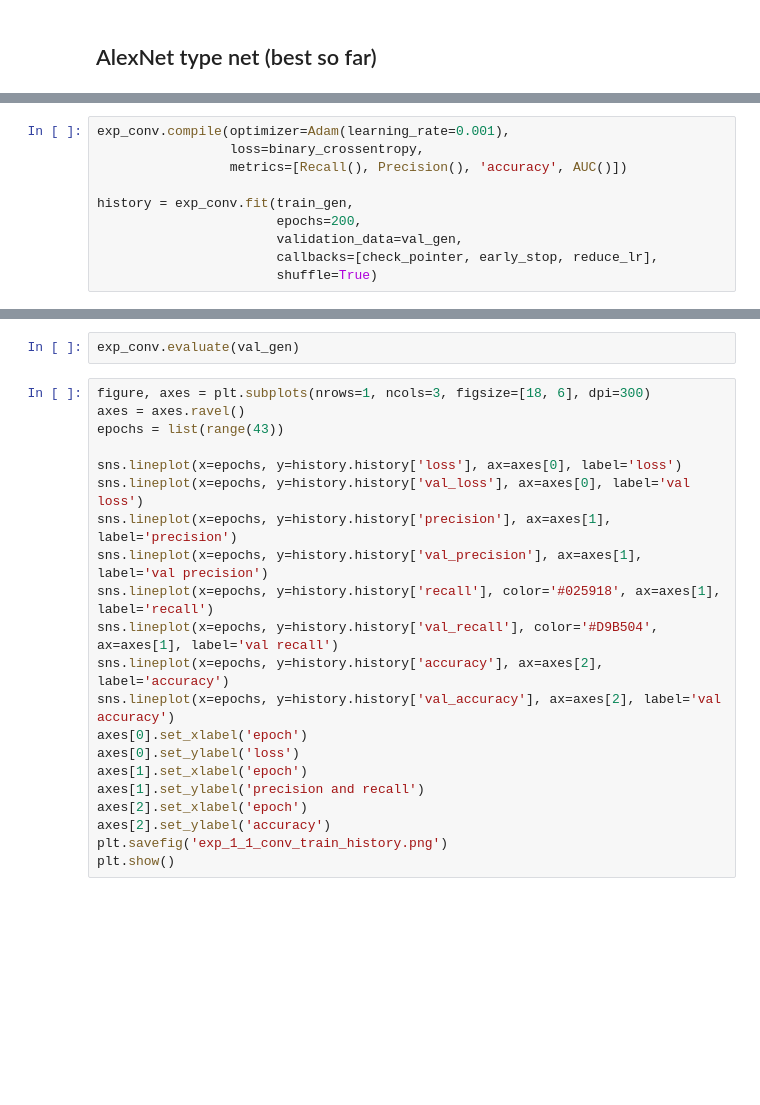
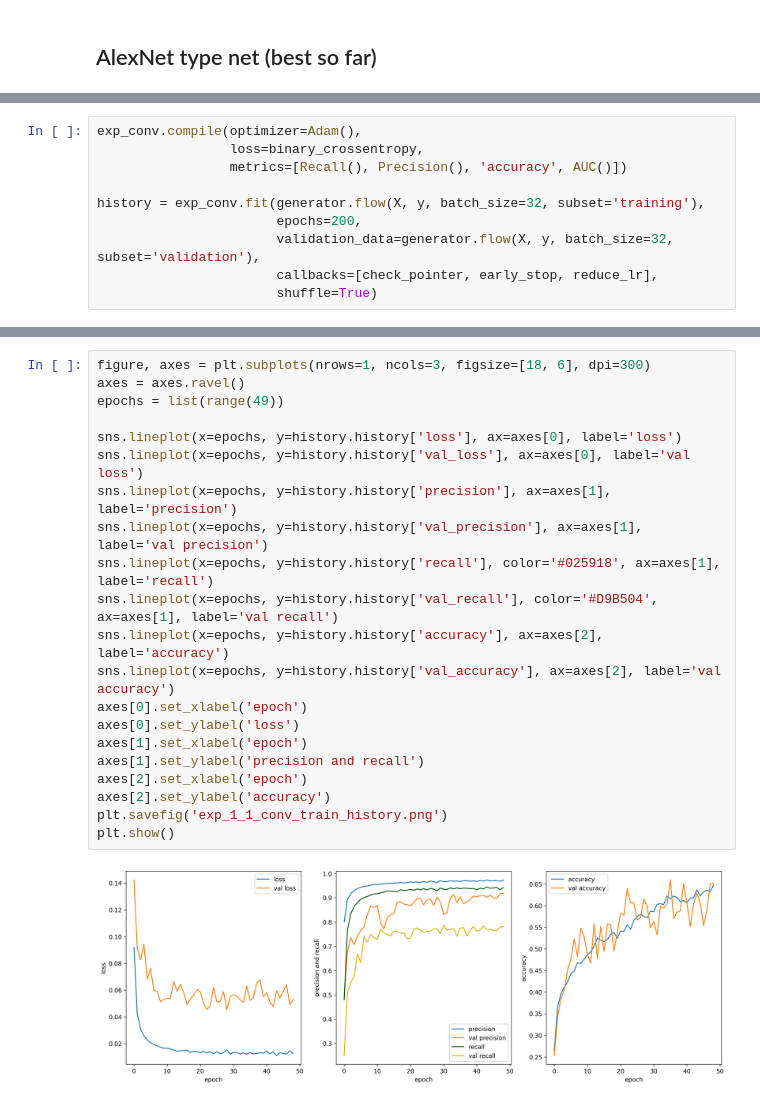
Before and after one commit to ashen007/Identify-Diseases-in-Crops-leaf, a Jupyter notebook: models/exp conv_3.ipynb, the cells around one changed output, grey strips where cells are left out. Cells and saved outputs as stored; diff of their text form; blank space fills up the shorter version.

```diff
--- a/models/exp conv_3.ipynb
+++ b/models/exp conv_3.ipynb
@@ -161,11 +155,11 @@ plot_model(exp_conv,
 # %%
-exp_conv.compile(optimizer=Adam(learning_rate=0.001),
+exp_conv.compile(optimizer=Adam(),
                  loss=binary_crossentropy,
                  metrics=[Recall(), Precision(), 'accuracy', AUC()])
 
-history = exp_conv.fit(train_gen,
+history = exp_conv.fit(generator.flow(X, y, batch_size=32, subset='training'),
                        epochs=200,
-                       validation_data=val_gen,
+                       validation_data=generator.flow(X, y, batch_size=32, subset='validation'),
                        callbacks=[check_pointer, early_stop, reduce_lr],
                        shuffle=True)
 # %% [output]
@@ -189,23 +183,23 @@ Epoch 29/200
-# %%
-exp_conv.evaluate(val_gen)
 # %%
 figure, axes = plt.subplots(nrows=1, ncols=3, figsize=[18, 6], dpi=300)
 axes = axes.ravel()
-epochs = list(range(43))
+epochs = list(range(49))
 
 sns.lineplot(x=epochs, y=history.history['loss'], ax=axes[0], label='loss')
 sns.lineplot(x=epochs, y=history.history['val_loss'], ax=axes[0], label='val loss')
 sns.lineplot(x=epochs, y=history.history['precision'], ax=axes[1], label='precision')
 sns.lineplot(x=epochs, y=history.history['val_precision'], ax=axes[1], label='val precision')
 sns.lineplot(x=epochs, y=history.history['recall'], color='#025918', ax=axes[1], label='recall')
 sns.lineplot(x=epochs, y=history.history['val_recall'], color='#D9B504', ax=axes[1], label='val recall')
 sns.lineplot(x=epochs, y=history.history['accuracy'], ax=axes[2], label='accuracy')
 sns.lineplot(x=epochs, y=history.history['val_accuracy'], ax=axes[2], label='val accuracy')
 axes[0].set_xlabel('epoch')
 axes[0].set_ylabel('loss')
 axes[1].set_xlabel('epoch')
 axes[1].set_ylabel('precision and recall')
 axes[2].set_xlabel('epoch')
 axes[2].set_ylabel('accuracy')
 plt.savefig('exp_1_1_conv_train_history.png')
 plt.show()
+# %% [output]
+[figure, added]
```
Also changed, not shown: parts of 12 cells of this notebook, 2 other files.
